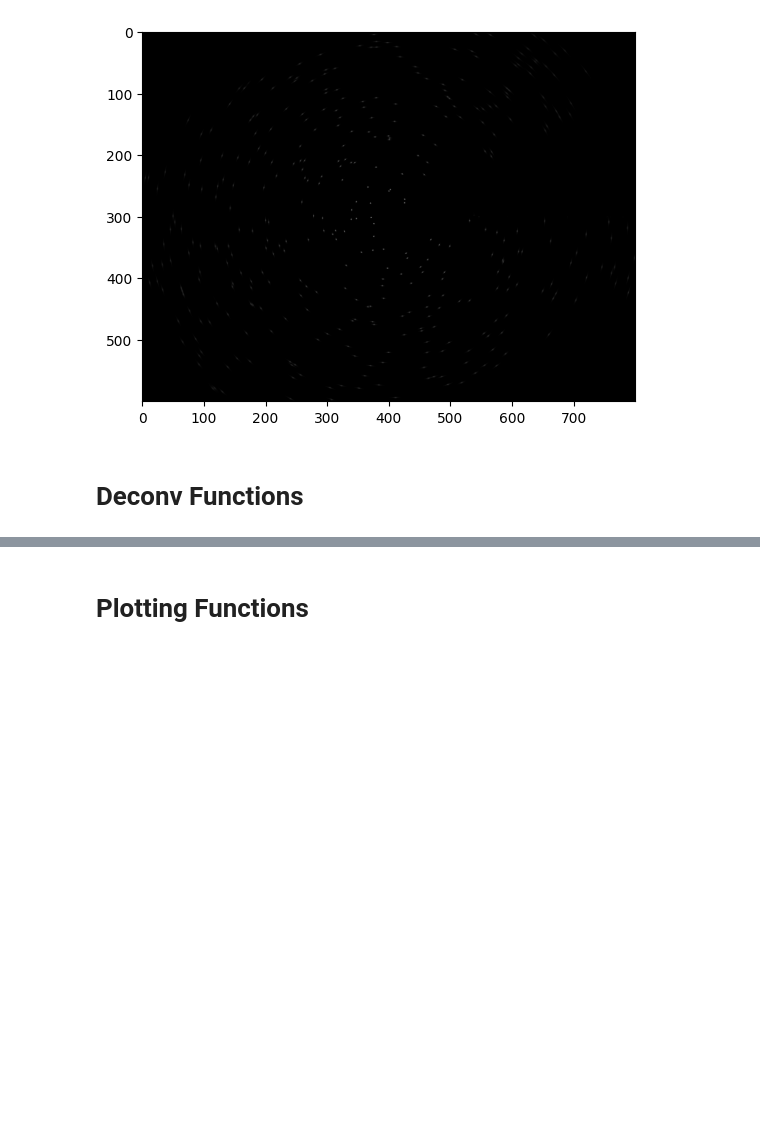
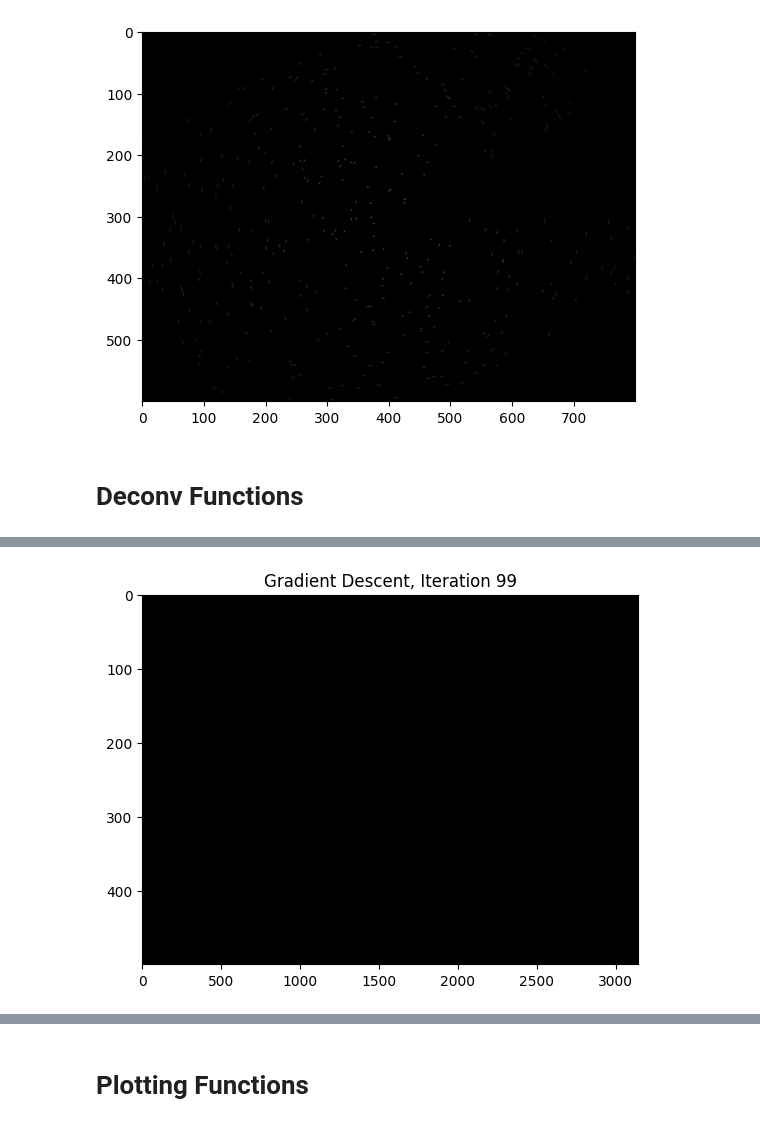
Before and after one commit to GSNikhil/star-trail-removal, a Jupyter notebook: main.ipynb, the cells around one changed output, grey strips where cells are left out. Drawn from its saved outputs; the diff is of its cells as text; code cells hidden in the pictures; blank space fills up the shorter version.

```diff
--- a/main.ipynb
+++ b/main.ipynb
@@ -449,8 +449,8 @@ def vanilla_gd(x, pad_psf, n_iters=500):
 
     return x_gd
 # %%
-def gd_fista(x, pad_psf, n_iters=500, mu=1):
-    M, N = x.shape
+def gd_fista(meas, pad_psf, n_iters=500, mu=1):
+    M, N = meas.shape
 
     # Initialize variables
     t_k = 1    #Momentum parameter
@@ -467,7 +467,7 @@ def gd_fista(x, pad_psf, n_iters=500, mu=1):
         # Update momentum parameters
         t_k1 = (1 + np.sqrt(1+4*t_k*t_k)) / 2
         beta = (t_k - 1) / t_k1
-        y_k1 = x_k - mu * Ah(A(x_k, pad_psf) - star_trail_img, pad_psf)
+        y_k1 = x_k - mu * Ah(A(x_k, pad_psf) - meas, pad_psf)
         z_k1 = np.maximum(0, y_k1)
         x_k = z_k1 + beta * (z_k1 - z_k)
         t_k = t_k1
@@ -486,12 +486,12 @@ def gd_fista(x, pad_psf, n_iters=500, mu=1):
 
     return x_fista
 # %%
-def gd_fista_tikhonov_reg(x, pad_psf, n_iters=500, mu=1):
-    M, N = x.shape
+def gd_fista_tikhonov_reg(meas, pad_psf, n_iters=500, mu=1):
+    M, N = meas.shape
 
     ## Function to compute gradient for the Tikhonov Regulariation Term.
     kernel_tv = np.asarray([[0, -1, 0], [-1, 4, -1], [0, -1 , 0]])
-    delta_x = np.zeros_like(x_k)
+
     # raise NotImplementedError()
 
     # Initialize variables
@@ -501,6 +501,8 @@ def gd_fista_tikhonov_reg(x, pad_psf, n_iters=500, mu=1):
     z_k = np.zeros((2*M, 2*N))
     mu = 1   #Step size
     lamda = 0.00005 # Step Size for regularizer
+
+    delta_x = np.zeros_like(x_k)
     # Initialize plotting
     fig = plt.figure()
     im_obj = plt.imshow(x_k, cmap='gray', aspect='auto')
@@ -515,7 +517,7 @@ def gd_fista_tikhonov_reg(x, pad_psf, n_iters=500, mu=1):
         #     delta_x[:,:,i] = convolve2d(x_k[:,:,i], kernel, mode='same')
 
         delta_x = convolve2d(x_k, kernel_tv, mode='same')
-        y_k1 = x_k - mu * (Ah(A(x_k, pad_psf) - star_trail_img, pad_psf) + 2 * lamda * delta_x)
+        y_k1 = x_k - mu * (Ah(A(x_k, pad_psf) - meas, pad_psf) + 2 * lamda * delta_x)
         z_k1 = np.maximum(0, y_k1)
         x_k = z_k1 + beta * (z_k1 - z_k)
         t_k = t_k1
@@ -533,0 +563,8 @@ def gd_fista_tikhonov_reg(x, pad_psf, n_iters=500, mu=1):
+# %%
+rl_out = restore.richardson_lucy(star_trail_img, kernel, num_iter=200)
+wiener_out = wiener_deconvolution(star_trail_img, psf, nsr=1e-3)
+gd_out = vanilla_gd(star_trail_img, pad_psf, n_iters=100)
+fista_out = gd_fista(star_trail_img, pad_psf, n_iters=100)
+gd_fista_tikhonov_out = gd_fista_tikhonov_reg(star_trail_img, pad_psf, n_iters=100)
+# %% [output]
+[figure, added]
```
Also changed, not shown: parts of 8 cells of this notebook.
